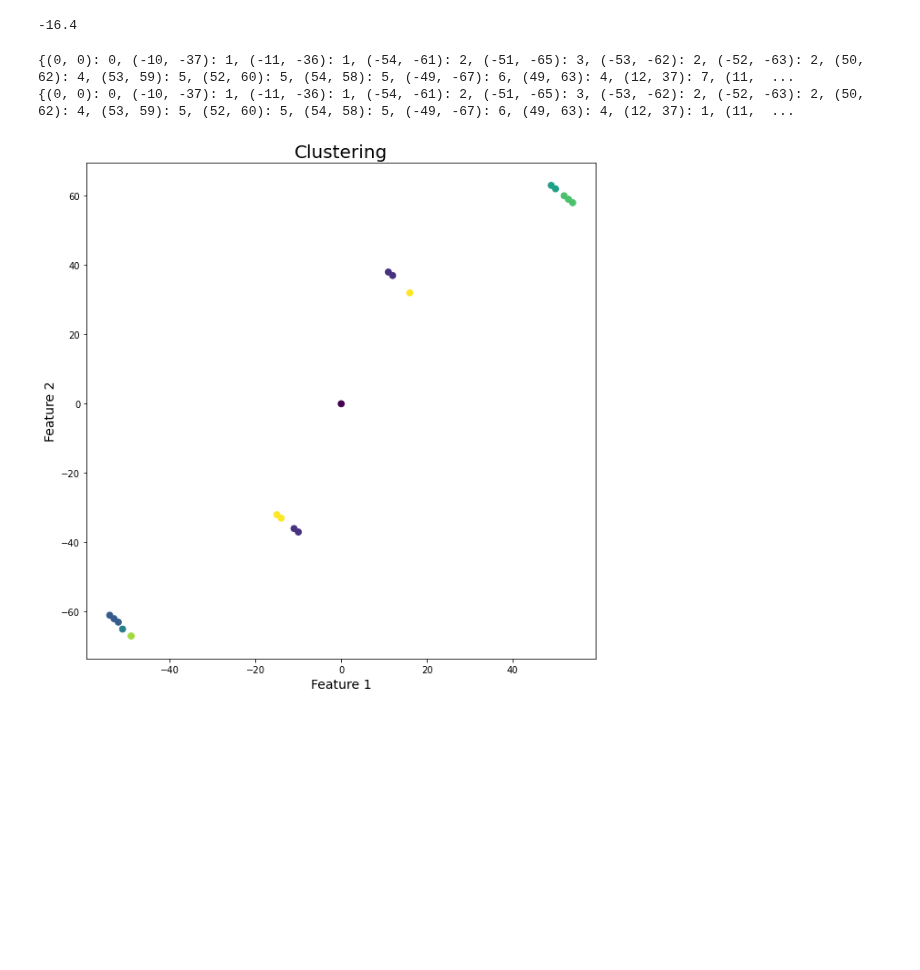
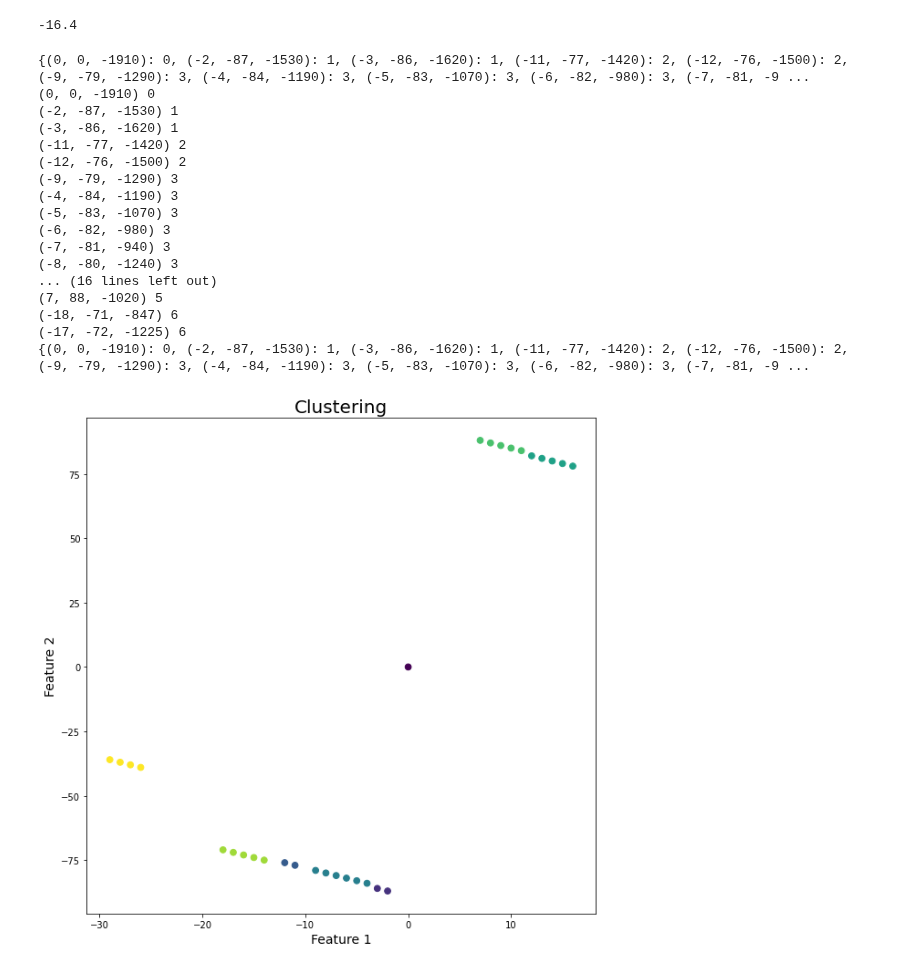
Before and after one commit to maxf-at/findpath_cpp, a Jupyter notebook: PythonImplementation/dbscan_exp.ipynb, the cells around one changed output. Saved outputs shown, nothing was run; the diff lists cells and outputs as text; code cells hidden in the pictures; blank space fills up the shorter version.

```diff
--- a/PythonImplementation/dbscan_exp.ipynb
+++ b/PythonImplementation/dbscan_exp.ipynb
@@ -94,35 +94,57 @@ def cluster_moves(inputmoves, absolute_values=False):
     if absolute_values:
         moves = np.array([(abs(i[0]), abs(i[1])) for i in inputmoves])
     else:
         moves = np.array([(i[0], i[1]) for i in inputmoves])
 
     # print ("clustering", moves)
     clustering = DBSCAN(eps=2, min_samples=1).fit(moves)
 
     # generate clustering dict (move-tuple:label, ...)
     return {i[0]:i[1] for i in zip(inputmoves, clustering.labels_)}, clustering.labels_
 
 
 p = [(i[0], i[1]) for i in path]
+
+p = [(0, 0, -1910), (-2, -87, -1530), (-3, -86, -1620), (-11, -77, -1420), (-12, -76, -1500), (-9, -79, -1290), (-4, -84, -1190), (-5, -83, -1070), (-6, -82, -980), (-7, -81, -940), (-8, -80, -1240), (13, 81, -840), (12, 82, -940), (8, 87, -740), (9, 86, -930), (10, 85, -1020), (11, 84, -1250), (-14, -75, -800), (14, 80, -1150), (-15, -74, -800), (15, 79, -1250), (-16, -73, -810), (16, 78, -1160), (-29, -36, -1100), (-28, -37, -900), (-27, -38, -750), (-26, -39, -910), (7, 88, -1020), (-18, -71, -847), (-17, -72, -1225)]
+
+
 labeldict, labels = cluster_moves(p)
 print (labeldict)
+
+for a,b in labeldict.items():
+    print(a,b)
 
 labeldict, labels = cluster_moves(p, absolute_values=True)
 print (labeldict)
 
 
-x = [i[0] for i in path]
-y = [i[1] for i in path]
+x = [i[0] for i in p]
+y = [i[1] for i in p]
 
 plt.figure(figsize=(10,10))
 plt.scatter(x,y,c=labels,s=45)
 plt.title('Clustering',fontsize=20)
 plt.xlabel('Feature 1',fontsize=14)
 plt.ylabel('Feature 2',fontsize=14)
 plt.show()
 
 # print (path)
 # %% [output]
-{(0, 0): 0, (-10, -37): 1, (-11, -36): 1, (-54, -61): 2, (-51, -65): 3, (-53, -62): 2, (-52, -63): 2, (50, 62): 4, (53, 59): 5, (52, 60): 5, (54, 58): 5, (-49, -67): 6, (49, 63): 4, (12, 37): 7, (11,  ...
-{(0, 0): 0, (-10, -37): 1, (-11, -36): 1, (-54, -61): 2, (-51, -65): 3, (-53, -62): 2, (-52, -63): 2, (50, 62): 4, (53, 59): 5, (52, 60): 5, (54, 58): 5, (-49, -67): 6, (49, 63): 4, (12, 37): 1, (11,  ...
+{(0, 0, -1910): 0, (-2, -87, -1530): 1, (-3, -86, -1620): 1, (-11, -77, -1420): 2, (-12, -76, -1500): 2, (-9, -79, -1290): 3, (-4, -84, -1190): 3, (-5, -83, -1070): 3, (-6, -82, -980): 3, (-7, -81, -9 ...
+(0, 0, -1910) 0
+(-2, -87, -1530) 1
+(-3, -86, -1620) 1
+(-11, -77, -1420) 2
+(-12, -76, -1500) 2
+(-9, -79, -1290) 3
+(-4, -84, -1190) 3
+(-5, -83, -1070) 3
+(-6, -82, -980) 3
+(-7, -81, -940) 3
+(-8, -80, -1240) 3
+... (16 lines left out)
+(7, 88, -1020) 5
+(-18, -71, -847) 6
+(-17, -72, -1225) 6
+{(0, 0, -1910): 0, (-2, -87, -1530): 1, (-3, -86, -1620): 1, (-11, -77, -1420): 2, (-12, -76, -1500): 2, (-9, -79, -1290): 3, (-4, -84, -1190): 3, (-5, -83, -1070): 3, (-6, -82, -980): 3, (-7, -81, -9 ...
-[figure, old version]
+[figure, new version]
```
Also changed, not shown: 8 other files.
